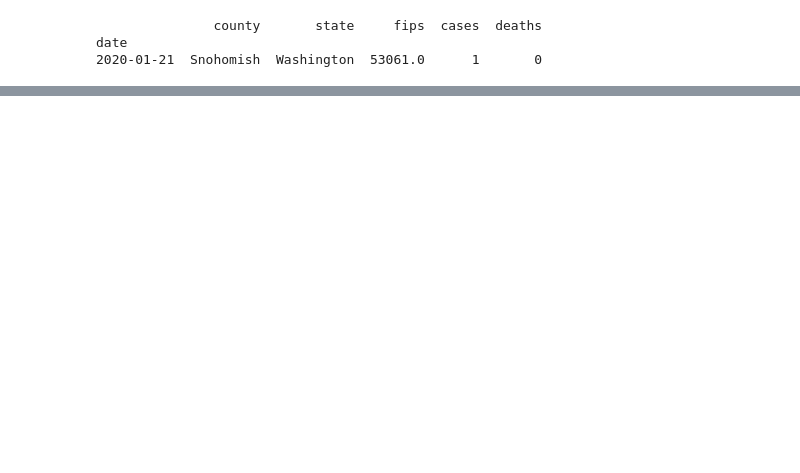
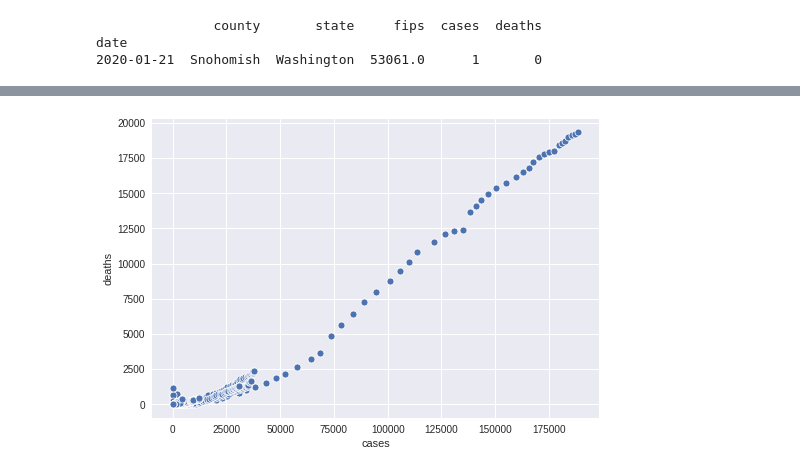
Before and after one commit to jafar-albadarneh/data-science-pot, a Jupyter notebook: Covid19_US_data_analysis.ipynb, the cells around one changed output, grey strips where cells are left out. Saved outputs shown, nothing was run; the diff lists cells and outputs as text; code cells hidden in the pictures; blank space fills up the shorter version.

```diff
--- a/Covid19_US_data_analysis.ipynb
+++ b/Covid19_US_data_analysis.ipynb
@@ -33,0 +49,9 @@ plt.show()
+# %%
+# Visualize the correlation between Cases and Deaths in New York (using Seaborn)
+plt.style.use('seaborn')
+newyork_cases = covid_data[covid_data.state == 'New York']['cases'];
+newyork_deaths = covid_data[covid_data.state == 'New York']['deaths'];
+sns.scatterplot(x=newyork_cases, y=newyork_deaths)
+plt.show()
+# %% [output]
+[figure, added]
```
Also changed, not shown: parts of 9 cells of this notebook.
